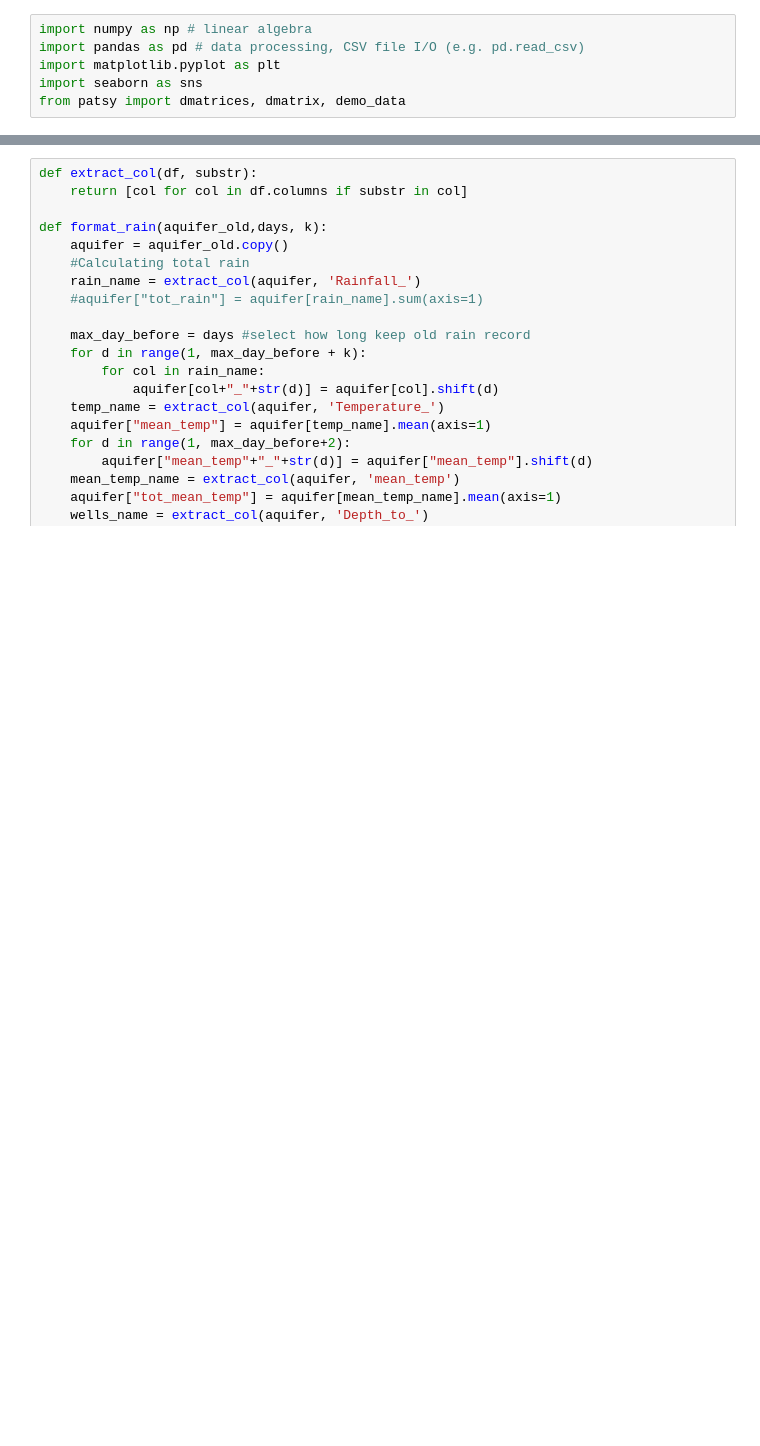
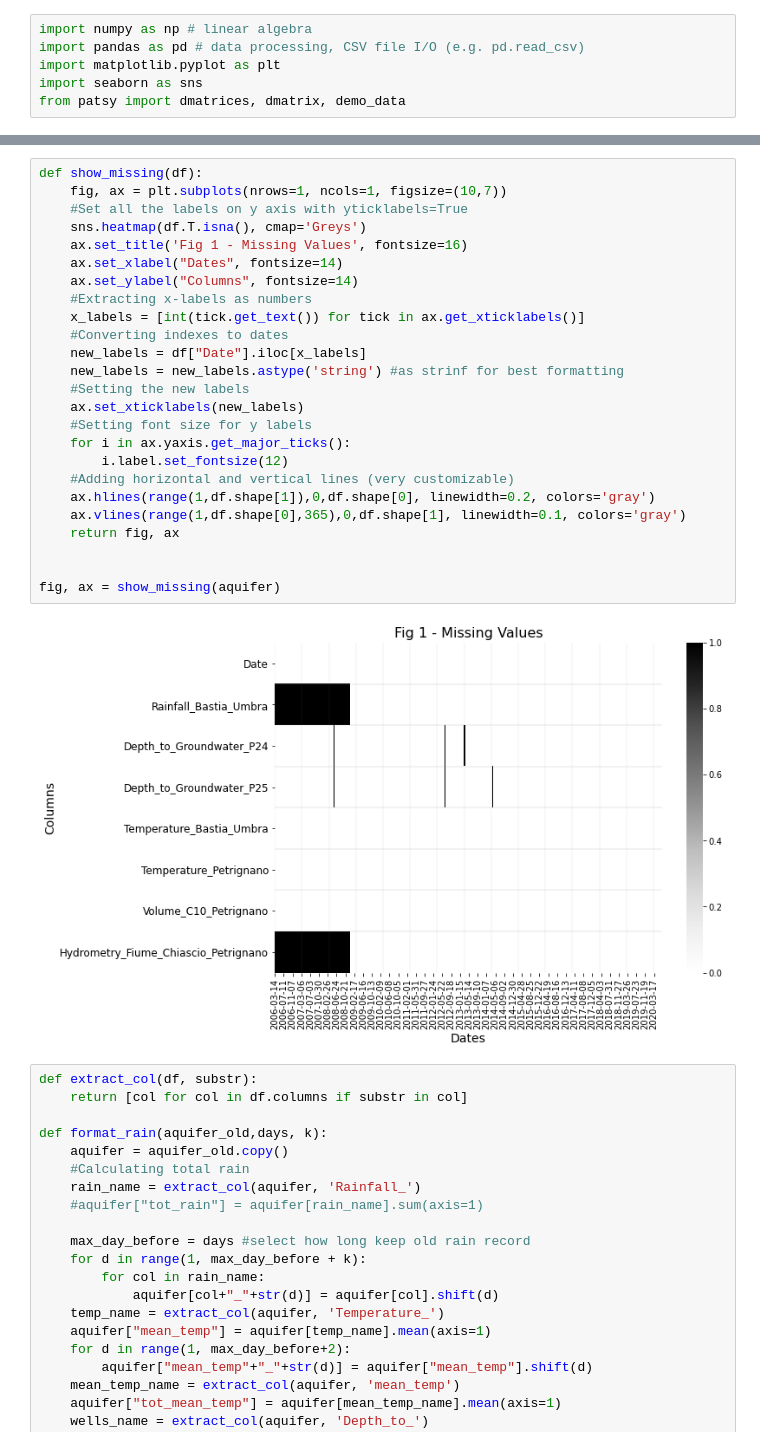
Before and after one commit to menegop/ACEA_smart_water_analytics, a Jupyter notebook: generalised_aquifer.ipynb, the cells around one changed output, grey strips where cells are left out. Saved outputs shown, nothing was run; the diff lists cells and outputs as text; blank space fills up the shorter version.

```diff
--- a/generalised_aquifer.ipynb
+++ b/generalised_aquifer.ipynb
@@ -80,3 +80,30 @@ plot_all(aquifer, "Auser")
+# %%
+def show_missing(df):
+    fig, ax = plt.subplots(nrows=1, ncols=1, figsize=(10,7))
+    #Set all the labels on y axis with yticklabels=True
+    sns.heatmap(df.T.isna(), cmap='Greys')
+    ax.set_title('Fig 1 - Missing Values', fontsize=16)
+    ax.set_xlabel("Dates", fontsize=14)
+    ax.set_ylabel("Columns", fontsize=14)
+    #Extracting x-labels as numbers
+    x_labels = [int(tick.get_text()) for tick in ax.get_xticklabels()]
+    #Converting indexes to dates
+    new_labels = df["Date"].iloc[x_labels]
+    new_labels = new_labels.astype('string') #as strinf for best formatting
+    #Setting the new labels
+    ax.set_xticklabels(new_labels)
+    #Setting font size for y labels
+    for i in ax.yaxis.get_major_ticks():
+        i.label.set_fontsize(12)
+    #Adding horizontal and vertical lines (very customizable)
+    ax.hlines(range(1,df.shape[1]),0,df.shape[0], linewidth=0.2, colors='gray')
+    ax.vlines(range(1,df.shape[0],365),0,df.shape[1], linewidth=0.1, colors='gray')
+    return fig, ax
+
+
+fig, ax = show_missing(aquifer)
+# %% [output]
+[figure, added]
 # %%
 def extract_col(df, substr):
     return [col for col in df.columns if substr in col]
```
Also changed, not shown: parts of 4 cells of this notebook, 6 other files.
